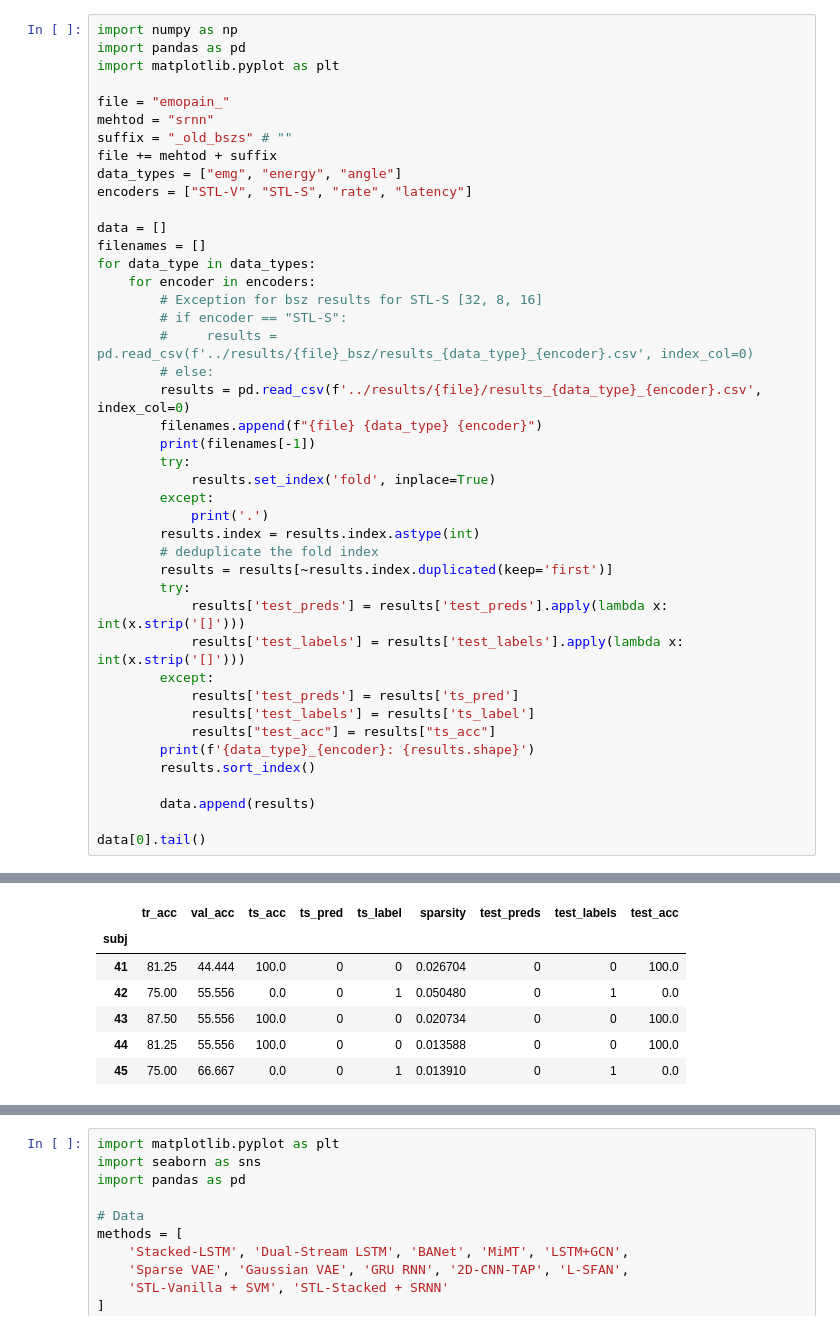
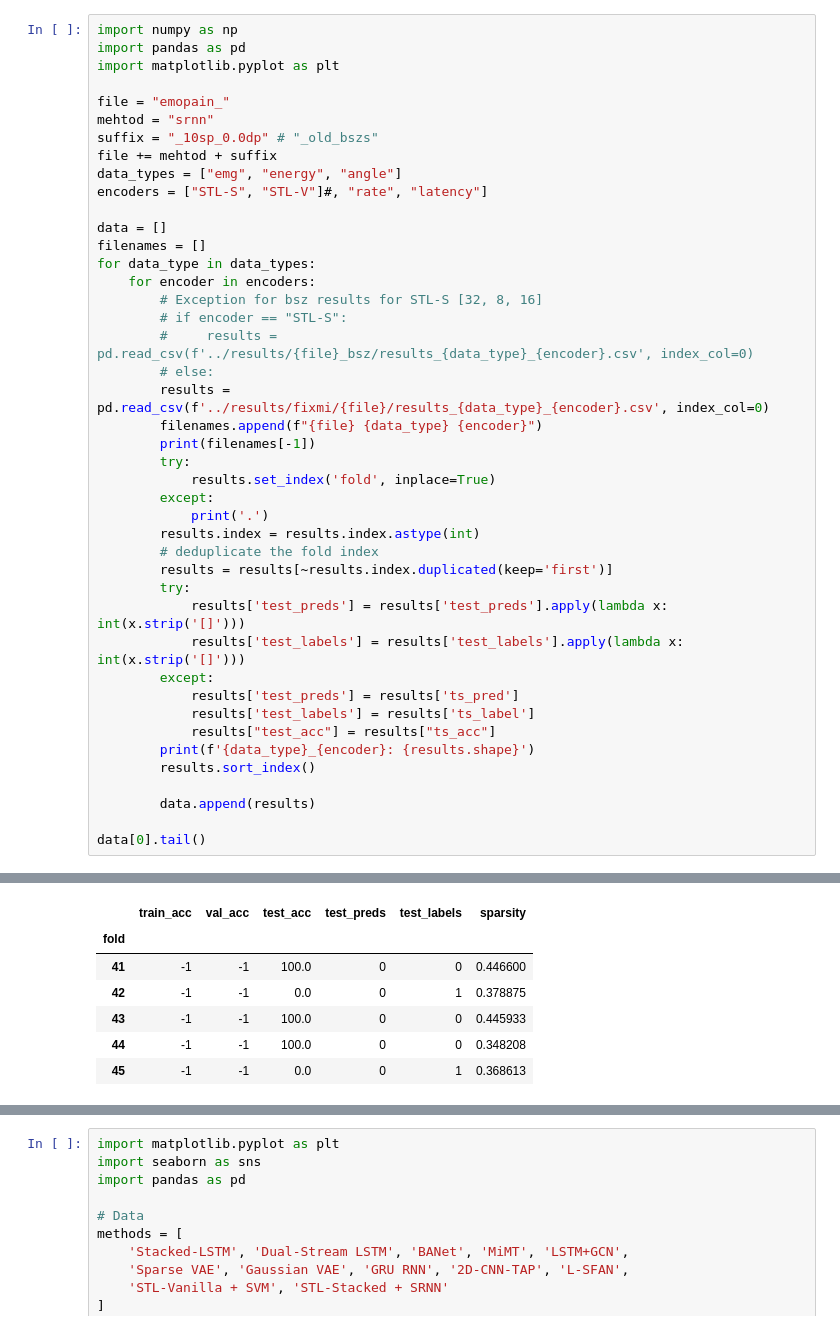
Before and after one commit to freek1/emopain-stl, a Jupyter notebook: analyze/results.ipynb, the cells around one changed output, grey strips where cells are left out. Drawn from its saved outputs; the diff is of its cells as text.

```diff
--- a/analyze/results.ipynb
+++ b/analyze/results.ipynb
@@ -5,10 +5,10 @@ import matplotlib.pyplot as plt
 
 file = "emopain_"
 mehtod = "srnn"
-suffix = "_old_bszs" # ""
+suffix = "_10sp_0.0dp" # "_old_bszs"
 file += mehtod + suffix
 data_types = ["emg", "energy", "angle"]
-encoders = ["STL-V", "STL-S", "rate", "latency"]
+encoders = ["STL-S", "STL-V"]#, "rate", "latency"]
 
 data = []
 filenames = []
@@ -18,7 +18,7 @@ for data_type in data_types:
         # if encoder == "STL-S":
         #     results = pd.read_csv(f'../results/{file}_bsz/results_{data_type}_{encoder}.csv', index_col=0)
         # else:
-        results = pd.read_csv(f'../results/{file}/results_{data_type}_{encoder}.csv', index_col=0)
+        results = pd.read_csv(f'../results/fixmi/{file}/results_{data_type}_{encoder}.csv', index_col=0)
         filenames.append(f"{file} {data_type} {encoder}")
         print(filenames[-1])
         try:
@@ -62,10 +58,10 @@ angle_latency: (46, 9)
-|  | tr_acc | val_acc | ts_acc | ts_pred | ts_label | sparsity | test_preds | test_labels | test_acc |
-| subj |  |  |  |  |  |  |  |  |  |
-| 41 | 81.25 | 44.444 | 100.0 | 0 | 0 | 0.026704 | 0 | 0 | 100.0 |
-| 42 | 75.00 | 55.556 | 0.0 | 0 | 1 | 0.050480 | 0 | 1 | 0.0 |
-| 43 | 87.50 | 55.556 | 100.0 | 0 | 0 | 0.020734 | 0 | 0 | 100.0 |
-| 44 | 81.25 | 55.556 | 100.0 | 0 | 0 | 0.013588 | 0 | 0 | 100.0 |
-| 45 | 75.00 | 66.667 | 0.0 | 0 | 1 | 0.013910 | 0 | 1 | 0.0 |
+|  | train_acc | val_acc | test_acc | test_preds | test_labels | sparsity |
+| fold |  |  |  |  |  |  |
+| 41 | -1 | -1 | 100.0 | 0 | 0 | 0.446600 |
+| 42 | -1 | -1 | 0.0 | 0 | 1 | 0.378875 |
+| 43 | -1 | -1 | 100.0 | 0 | 0 | 0.445933 |
+| 44 | -1 | -1 | 100.0 | 0 | 0 | 0.348208 |
+| 45 | -1 | -1 | 0.0 | 0 | 1 | 0.368613 |
 # %%
 
 results_dict = {}
```
Also changed, not shown: parts of 8 cells of this notebook, 1 other file.
